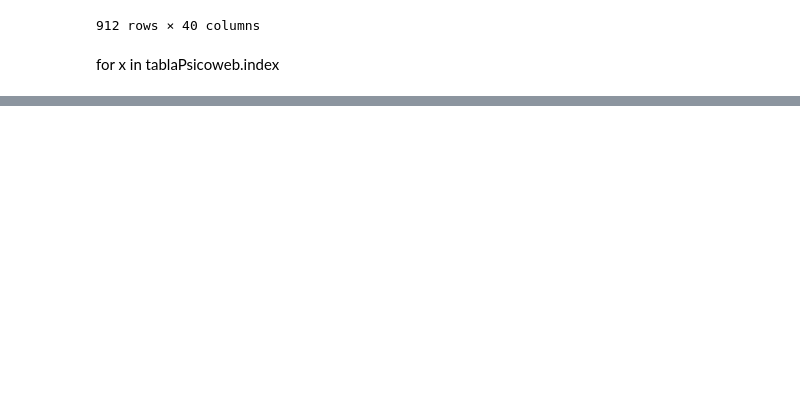
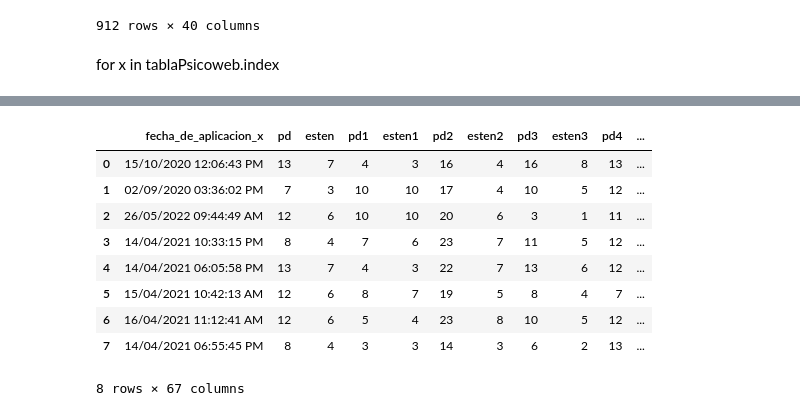
Before and after one commit to HQ5SAS/LABORATORIO_JAZZ, a Jupyter notebook: psicotecnicasAsociate.ipynb, the cells around one changed output, grey strips where cells are left out. Cells and saved outputs as stored; diff of their text form; code cells hidden in the pictures; blank space fills up the shorter version.

```diff
--- a/psicotecnicasAsociate.ipynb
+++ b/psicotecnicasAsociate.ipynb
@@ -608,0 +617,17 @@ tabla2.join(joinTable.set_index('documento'), on='documento')
+# %%
+test_Zavic=test_Zavic.drop(columns=['cedula','unnamed:_0','escolaridad','edad','nombre'])
+test_Cleaver=test_Cleaver.drop(columns=['cedula','unnamed:_0','escolaridad','edad','nombre'])
+test_FP16=test_FP16.drop(columns=['cedula','unnamed:_0','escolaridad','edad','nombre'])
+test_Terman=test_Terman.drop(columns=['cedula','unnamed:_0','escolaridad','edad','nombre'])
+test_Valores=test_Valores.drop(columns=['cedula','unnamed:_0','escolaridad','edad','nombre'])
+# %% [output]
+|  | fecha_de_aplicacion_x | pd | esten | pd1 | esten1 | pd2 | esten2 | pd3 | esten3 | pd4 | ... |
+| 0 | 15/10/2020 12:06:43 PM | 13 | 7 | 4 | 3 | 16 | 4 | 16 | 8 | 13 | ... |
+| 1 | 02/09/2020 03:36:02 PM | 7 | 3 | 10 | 10 | 17 | 4 | 10 | 5 | 12 | ... |
+| 2 | 26/05/2022 09:44:49 AM | 12 | 6 | 10 | 10 | 20 | 6 | 3 | 1 | 11 | ... |
+| 3 | 14/04/2021 10:33:15 PM | 8 | 4 | 7 | 6 | 23 | 7 | 11 | 5 | 12 | ... |
+| 4 | 14/04/2021 06:05:58 PM | 13 | 7 | 4 | 3 | 22 | 7 | 13 | 6 | 12 | ... |
+| 5 | 15/04/2021 10:42:13 AM | 12 | 6 | 8 | 7 | 19 | 5 | 8 | 4 | 7 | ... |
+| 6 | 16/04/2021 11:12:41 AM | 12 | 6 | 5 | 4 | 23 | 8 | 10 | 5 | 12 | ... |
+| 7 | 14/04/2021 06:55:45 PM | 8 | 4 | 3 | 3 | 14 | 3 | 6 | 2 | 13 | ... |
+8 rows × 67 columns
```
Also changed, not shown: parts of 14 cells of this notebook, 1 other file.
